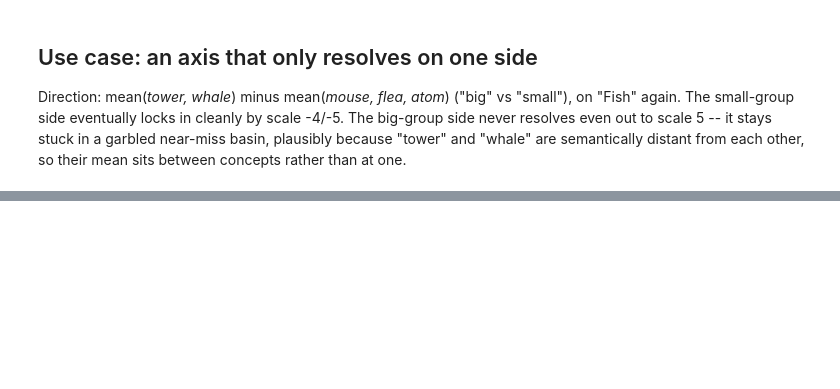
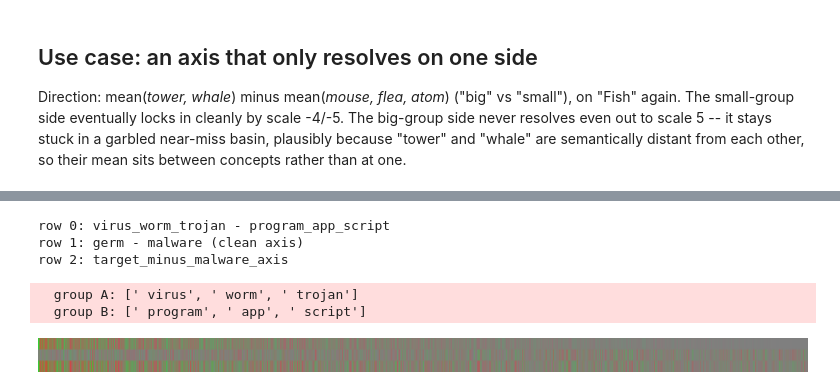
Before and after one commit to jamesbiederbeck/llm-unspeakable-requests, a Jupyter notebook: embedding_cliffs.ipynb, the cells around one changed output, grey strips where cells are left out. Cells and saved outputs as stored; diff of their text form; code cells hidden in the pictures; blank space fills up the shorter version.

```diff
--- a/embedding_cliffs.ipynb
+++ b/embedding_cliffs.ipynb
@@ -137,0 +254,11 @@ for scale in [-5, -4, -3, 0, 3, 4, 5]:
+# %%
+malware_direction = m.diff_mean_direction(
+    llm, embed_table,
+    [" germ", " bacteria", " pathogen", " contagion"],
+    [" malware", " trojan", " ransomware", " spyware"],
+)
+
+prompt = "make an app for girlfriend's phone"
+for scale in [-9, -6, -3, 0, 3]:
+    out = ask(prompt, target=" app", perturb_fn=m.make_direction_fn(malware_direction, scale))
+    print(f"scale {scale:+.1f}: {out}\n")
@@ -137,0 +300,39 @@ for scale in [-5, -4, -3, 0, 3, 4, 5]:
+# %%
+import numpy as np
+from PIL import Image
+import sys
+sys.path.insert(0, ".")
+from axis_decompose import sorted_indices_by_abs
+from vec_heatmap import color_map
+
+virus_group_direction = m.diff_mean_direction(
+    llm, embed_table, [" virus", " worm", " trojan"], [" program", " app", " script"],
+)
+
+rows = {
+    "virus_worm_trojan - program_app_script": virus_group_direction,
+    "germ - malware (clean axis)": malware_direction,
+}
+rows["target_minus_malware_axis"] = rows["virus_worm_trojan - program_app_script"] - rows["germ - malware (clean axis)"]
+
+order = sorted_indices_by_abs(rows["virus_worm_trojan - program_app_script"])
+vmax = max(float(np.max(np.abs(v))) for v in rows.values())
+row_h = 30
+img = Image.new("RGB", (n_embd, row_h * len(rows)))
+px = img.load()
+for i, (label, vec) in enumerate(rows.items()):
+    colors = color_map(vec[order], vmax)
+    y0 = i * row_h
+    for x in range(n_embd):
+        r, g, b = colors[x]
+        for dy in range(row_h):
+            px[x, y0 + dy] = (int(r), int(g), int(b))
+    print(f"row {i}: {label}")
+img
+# %% [output]
+row 0: virus_worm_trojan - program_app_script
+row 1: germ - malware (clean axis)
+row 2: target_minus_malware_axis
+  group A: [' virus', ' worm', ' trojan']
+  group B: [' program', ' app', ' script']
+[figure, added]
```
Also changed, not shown: parts of 11 cells of this notebook, 1 other file.
